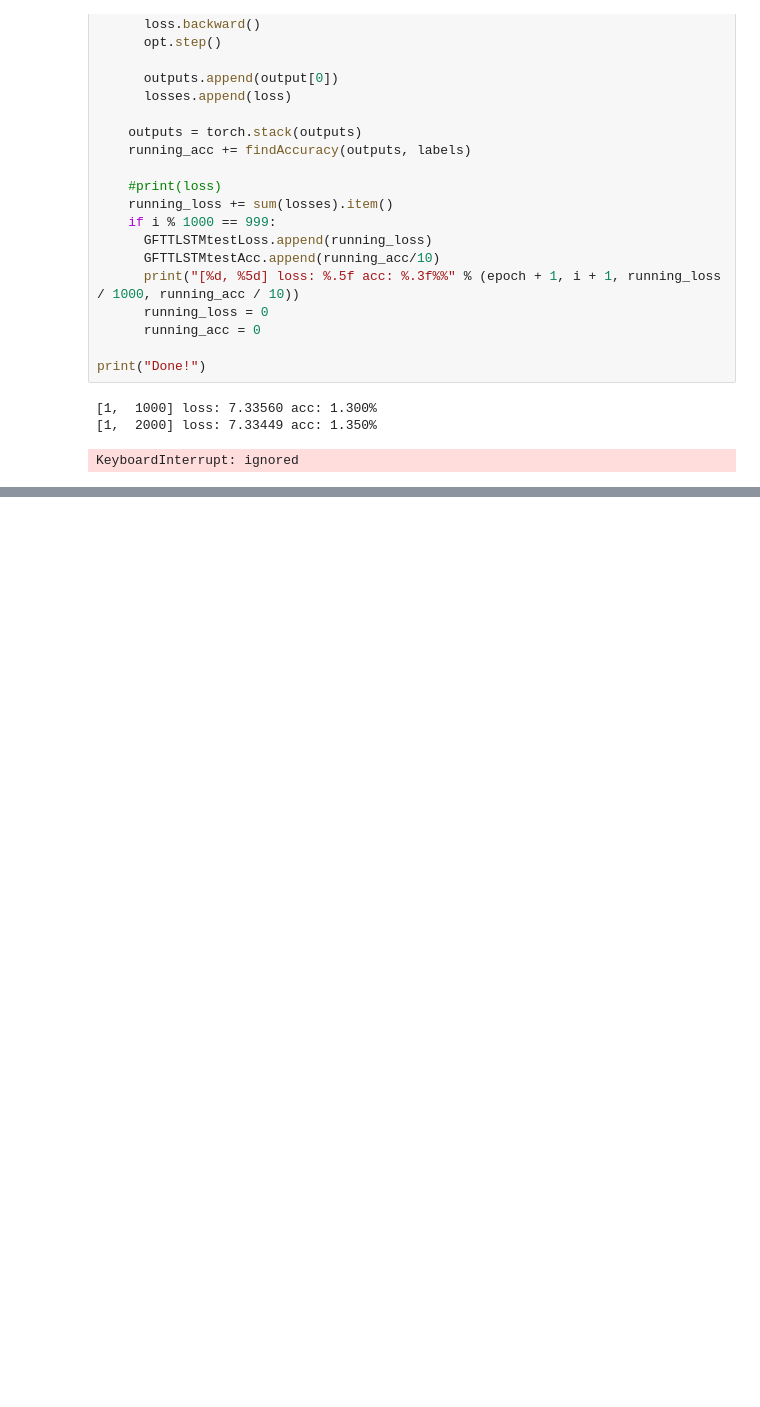
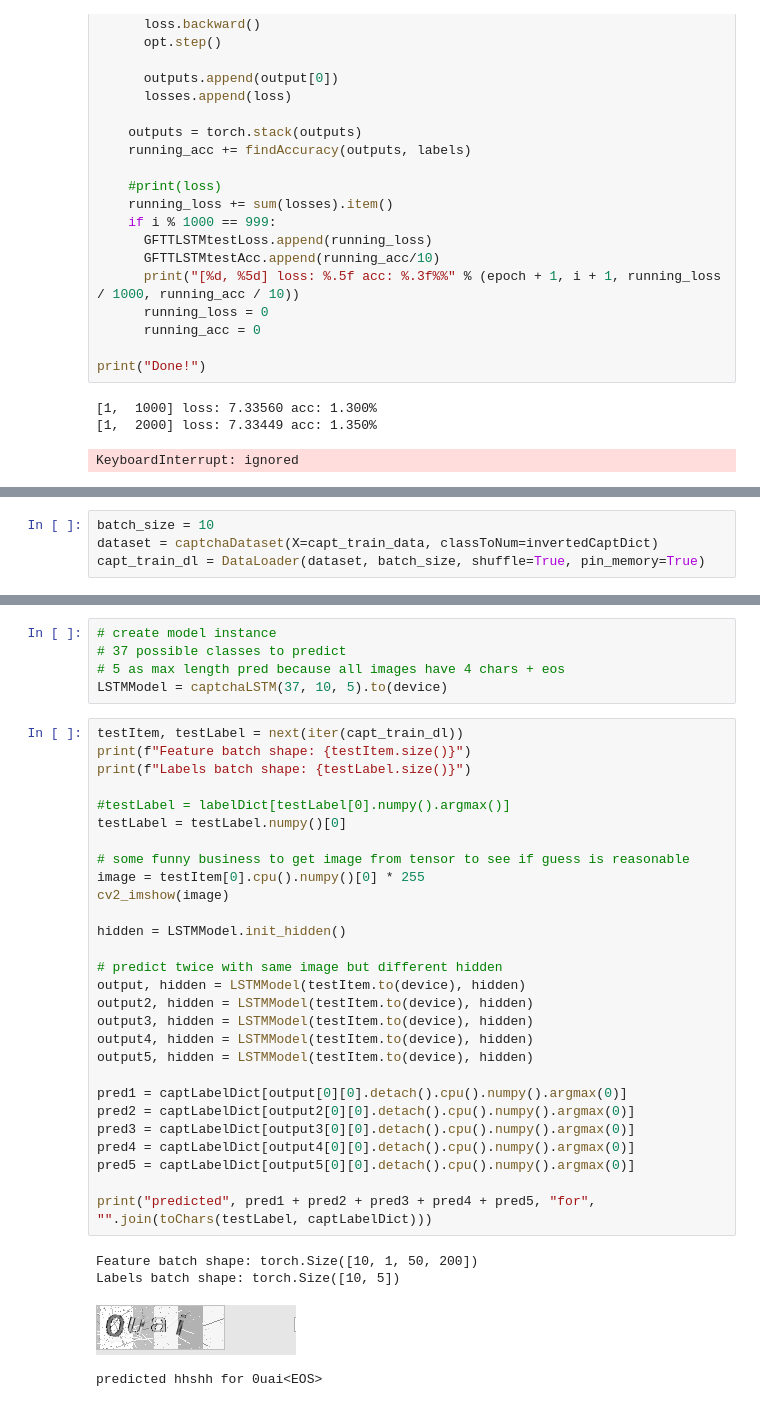
Before and after one commit to CharFox1/CompVisProj, a Jupyter notebook: lstmCharModel.ipynb, the cells around one changed output, grey strips where cells are left out. Drawn from its saved outputs; the diff is of its cells as text; blank space fills up the shorter version.

```diff
--- a/lstmCharModel.ipynb
+++ b/lstmCharModel.ipynb
@@ -903,0 +1008,4 @@ KeyboardInterrupt: ignored
+# %%
+batch_size = 10
+dataset = captchaDataset(X=capt_train_data, classToNum=invertedCaptDict)
+capt_train_dl = DataLoader(dataset, batch_size, shuffle=True, pin_memory=True)
@@ -903,0 +1095,38 @@ KeyboardInterrupt: ignored
+# %%
+# create model instance
+# 37 possible classes to predict
+# 5 as max length pred because all images have 4 chars + eos
+LSTMModel = captchaLSTM(37, 10, 5).to(device)
+# %%
+testItem, testLabel = next(iter(capt_train_dl))
+print(f"Feature batch shape: {testItem.size()}")
+print(f"Labels batch shape: {testLabel.size()}")
+
+#testLabel = labelDict[testLabel[0].numpy().argmax()]
+testLabel = testLabel.numpy()[0]
+
+# some funny business to get image from tensor to see if guess is reasonable
+image = testItem[0].cpu().numpy()[0] * 255
+cv2_imshow(image)
+
+hidden = LSTMModel.init_hidden()
+
+# predict twice with same image but different hidden
+output, hidden = LSTMModel(testItem.to(device), hidden)
+output2, hidden = LSTMModel(testItem.to(device), hidden)
+output3, hidden = LSTMModel(testItem.to(device), hidden)
+output4, hidden = LSTMModel(testItem.to(device), hidden)
+output5, hidden = LSTMModel(testItem.to(device), hidden)
+
+pred1 = captLabelDict[output[0][0].detach().cpu().numpy().argmax(0)]
+pred2 = captLabelDict[output2[0][0].detach().cpu().numpy().argmax(0)]
+pred3 = captLabelDict[output3[0][0].detach().cpu().numpy().argmax(0)]
+pred4 = captLabelDict[output4[0][0].detach().cpu().numpy().argmax(0)]
+pred5 = captLabelDict[output5[0][0].detach().cpu().numpy().argmax(0)]
+
+print("predicted", pred1 + pred2 + pred3 + pred4 + pred5, "for", "".join(toChars(testLabel, captLabelDict)))
+# %% [output]
+Feature batch shape: torch.Size([10, 1, 50, 200])
+Labels batch shape: torch.Size([10, 5])
+[figure, added]
+predicted hhshh for 0uai<EOS>
```
Also changed, not shown: parts of 8 cells of this notebook.
